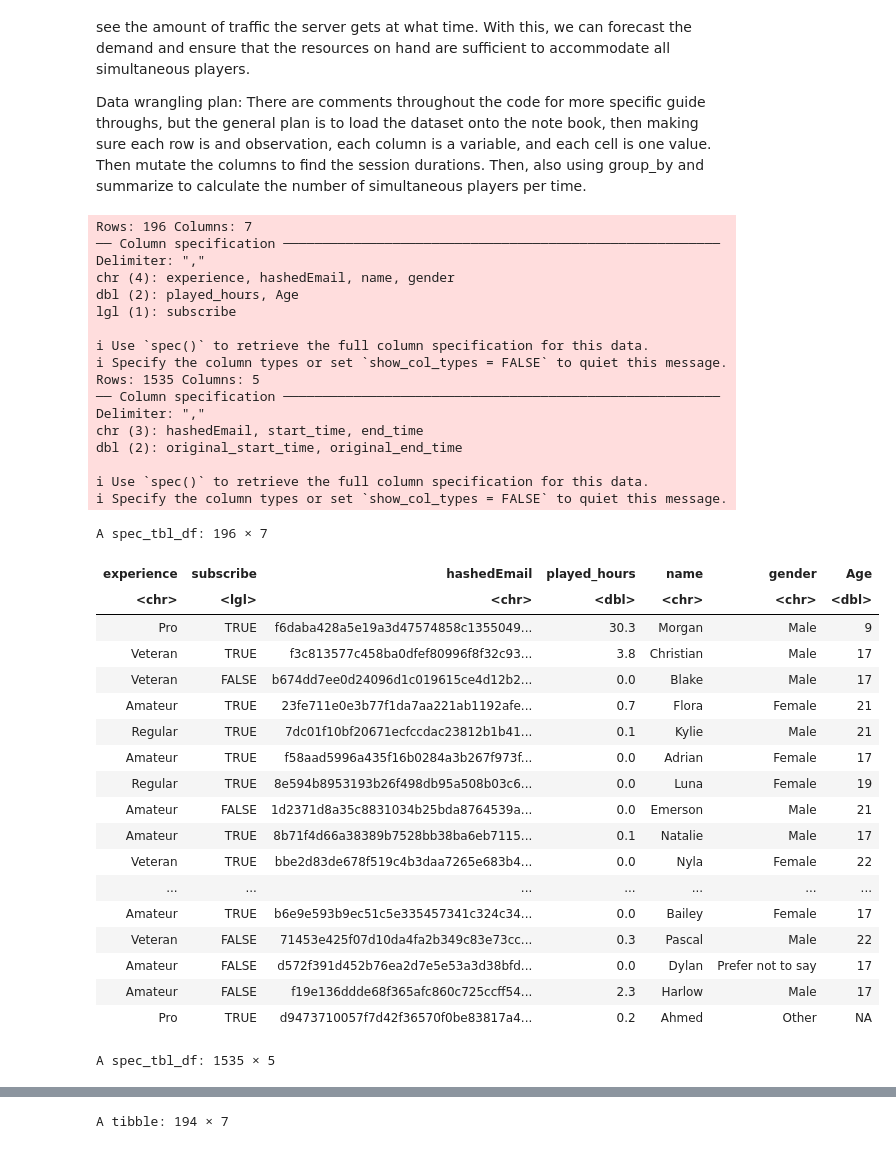
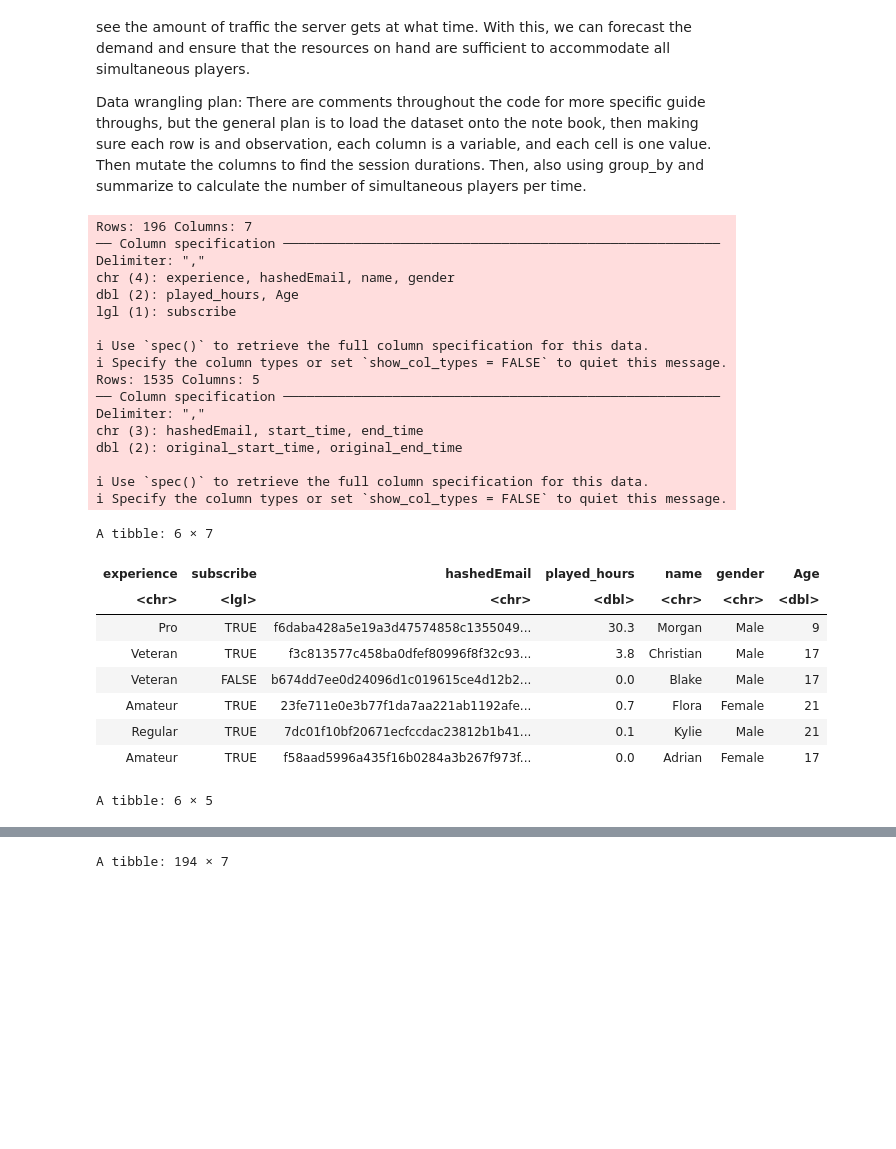
Before and after one commit to JasmineSun06/individual_project_planning, a Jupyter notebook: project_planning.ipynb, the cells around one changed output, grey strips where cells are left out. Drawn from its saved outputs; the diff is of its cells as text; code cells hidden in the pictures; blank space fills up the shorter version.

Commit message:
tidied the data as much as i could

```diff
--- a/project_planning.ipynb
+++ b/project_planning.ipynb
@@ -62,47 +62,38 @@ sessions_url <- "https://raw.githubusercontent.com/JasmineSun06/individual_proje
 players_data <- read_csv(players_url)
 sessions_data <- read_csv(sessions_url)
 #Since they are .csv, I just did read_csv to the url
 
-players_data
-sessions_data
+head(players_data)
+head(sessions_data)
+#to look at the first 6 rows so it is easier to see
 # %% [output]
 Rows: 196 Columns: 7
 ── Column specification ────────────────────────────────────────────────────────
 Delimiter: ","
 chr (4): experience, hashedEmail, name, gender
 dbl (2): played_hours, Age
 lgl (1): subscribe
 
 ℹ Use `spec()` to retrieve the full column specification for this data.
 ℹ Specify the column types or set `show_col_types = FALSE` to quiet this message.
 Rows: 1535 Columns: 5
 ── Column specification ────────────────────────────────────────────────────────
 Delimiter: ","
 chr (3): hashedEmail, start_time, end_time
 dbl (2): original_start_time, original_end_time
 
 ℹ Use `spec()` to retrieve the full column specification for this data.
 ℹ Specify the column types or set `show_col_types = FALSE` to quiet this message.
-A spec_tbl_df: 196 × 7
+A tibble: 6 × 7
 | experience | subscribe | hashedEmail | played_hours | name | gender | Age |
 | <chr> | <lgl> | <chr> | <dbl> | <chr> | <chr> | <dbl> |
 | Pro | TRUE | f6daba428a5e19a3d47574858c1355049... | 30.3 | Morgan | Male | 9 |
 | Veteran | TRUE | f3c813577c458ba0dfef80996f8f32c93... | 3.8 | Christian | Male | 17 |
 | Veteran | FALSE | b674dd7ee0d24096d1c019615ce4d12b2... | 0.0 | Blake | Male | 17 |
 | Amateur | TRUE | 23fe711e0e3b77f1da7aa221ab1192afe... | 0.7 | Flora | Female | 21 |
 | Regular | TRUE | 7dc01f10bf20671ecfccdac23812b1b41... | 0.1 | Kylie | Male | 21 |
 | Amateur | TRUE | f58aad5996a435f16b0284a3b267f973f... | 0.0 | Adrian | Female | 17 |
-| Regular | TRUE | 8e594b8953193b26f498db95a508b03c6... | 0.0 | Luna | Female | 19 |
-| Amateur | FALSE | 1d2371d8a35c8831034b25bda8764539a... | 0.0 | Emerson | Male | 21 |
-| Amateur | TRUE | 8b71f4d66a38389b7528bb38ba6eb7115... | 0.1 | Natalie | Male | 17 |
-| Veteran | TRUE | bbe2d83de678f519c4b3daa7265e683b4... | 0.0 | Nyla | Female | 22 |
-| ... | ... | ... | ... | ... | ... | ... |
-| Amateur | TRUE | b6e9e593b9ec51c5e335457341c324c34... | 0.0 | Bailey | Female | 17 |
-| Veteran | FALSE | 71453e425f07d10da4fa2b349c83e73cc... | 0.3 | Pascal | Male | 22 |
-| Amateur | FALSE | d572f391d452b76ea2d7e5e53a3d38bfd... | 0.0 | Dylan | Prefer not to say | 17 |
-| Amateur | FALSE | f19e136ddde68f365afc860c725ccff54... | 2.3 | Harlow | Male | 17 |
-| Pro | TRUE | d9473710057f7d42f36570f0be83817a4... | 0.2 | Ahmed | Other | NA |
-A spec_tbl_df: 1535 × 5
+A tibble: 6 × 5
 | hashedEmail | start_time | end_time | original_start_time | original_end_time |
 | <chr> | <chr> | <chr> | <dbl> | <dbl> |
 | bfce39c89d6549f2bb94d8064d3ce69dc... | 30/06/2024 18:12 | 30/06/2024 18:24 | 1.71977e+12 | 1.71977e+12 |
```
Also changed, not shown: parts of 5 cells of this notebook.
